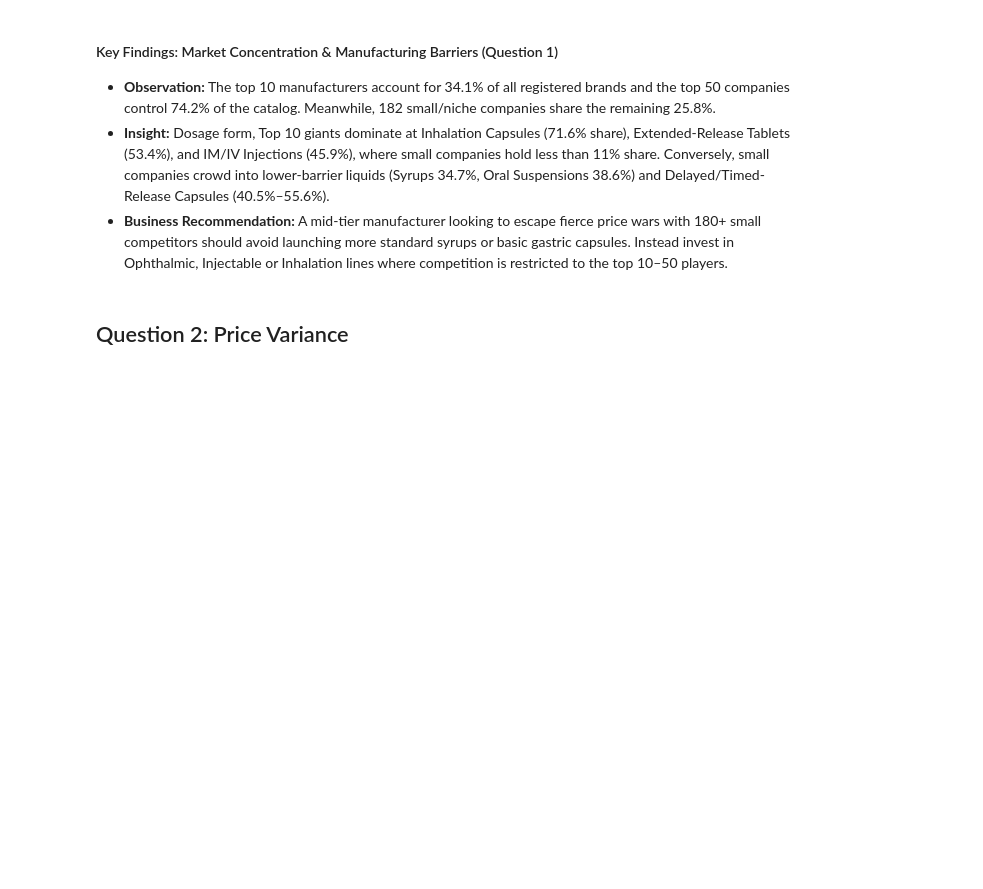
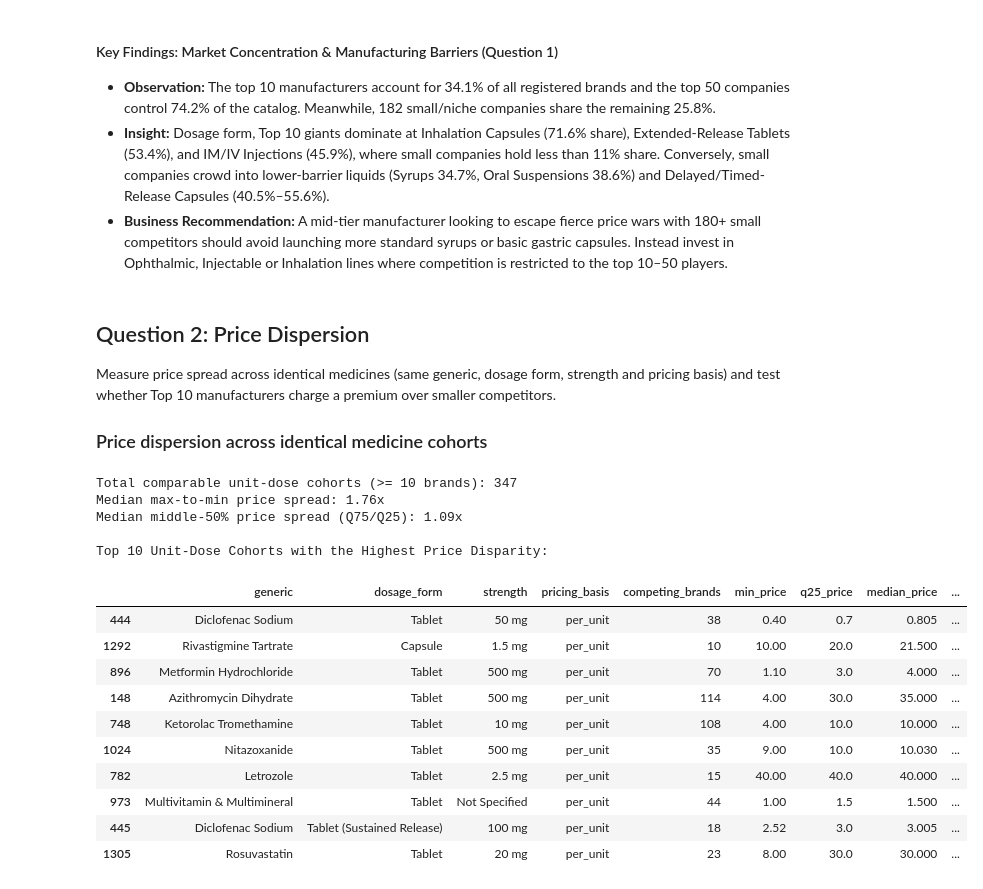
Before and after one commit to nbakh16/pharma-market-analysis-bd, a Jupyter notebook: notebooks/02_exploratory_market_analysis.ipynb, the cells around one changed output. Saved outputs shown, nothing was run; the diff lists cells and outputs as text; code cells hidden in the pictures; blank space fills up the shorter version.

Commit message:
price dispersion findings

```diff
--- a/notebooks/02_exploratory_market_analysis.ipynb
+++ b/notebooks/02_exploratory_market_analysis.ipynb
@@ -201,4 +201,60 @@ display(major_dosage_forms.tail(10))
 * **Insight:** Dosage form, Top 10 giants dominate at Inhalation Capsules (71.6% share), Extended-Release Tablets (53.4%), and IM/IV Injections (45.9%), where small companies hold less than 11% share. Conversely, small companies crowd into lower-barrier liquids (Syrups 34.7%, Oral Suspensions 38.6%) and Delayed/Timed-Release Capsules (40.5%–55.6%).
 * **Business Recommendation:** A mid-tier manufacturer looking to escape fierce price wars with 180+ small competitors should avoid launching more standard syrups or basic gastric capsules. Instead invest in Ophthalmic, Injectable or Inhalation lines where competition is restricted to the top 10–50 players.
 # %% [markdown]
-## Question 2: Price Variance
+## Question 2: Price Dispersion
+Measure price spread across identical medicines (same generic, dosage form, strength and pricing basis) and test whether Top 10 manufacturers charge a premium over smaller competitors.
+
+### Price dispersion across identical medicine cohorts
+# %%
+# print(df.isnull().sum())
+# filtered_allopathic = df[(df['type'] == 'allopathic') & (df['price_bdt'].notna())].copy()
+# Container size can differ. So only considering per_unit pricing.
+filtered_allopathic = df[
+    (df['type'] == 'allopathic') &
+    (df['pricing_basis'] == 'per_unit') &
+    (df['price_bdt'].notna())
+].copy()
+
+cohort_pricing = (
+    filtered_allopathic.groupby(['generic', 'dosage_form', 'strength', 'pricing_basis'])
+    .agg(
+        competing_brands=('brand_id', 'count'),
+        min_price=('price_bdt', 'min'),
+        q25_price=('price_bdt', lambda x: x.quantile(0.25)),
+        median_price=('price_bdt', 'median'),
+        q75_price=('price_bdt', lambda x: x.quantile(0.75)),
+        max_price=('price_bdt', 'max')
+    )
+    .reset_index()
+)
+
+# Filter to cohorts with at least 10 competing brands
+cohort_pricing = cohort_pricing[cohort_pricing['competing_brands'] >= 10].copy()
+
+# Calculate max-to-min ratio and interquartile ratio (Q75 / Q25)
+cohort_pricing['max_to_min_ratio'] = (cohort_pricing['max_price'] / cohort_pricing['min_price']).round(2)
+cohort_pricing['iqr_ratio'] = (cohort_pricing['q75_price'] / cohort_pricing['q25_price']).round(2)
+
+print(f"Total comparable unit-dose cohorts (>= 10 brands): {len(cohort_pricing)}")
+print(f"Median max-to-min price spread: {cohort_pricing['max_to_min_ratio'].median():.2f}x")
+print(f"Median middle-50% price spread (Q75/Q25): {cohort_pricing['iqr_ratio'].median():.2f}x\n")
+
+print("Top 10 Unit-Dose Cohorts with the Highest Price Disparity:")
+display(cohort_pricing.sort_values(by='max_to_min_ratio', ascending=False).head(10))
+# %% [output]
+Total comparable unit-dose cohorts (>= 10 brands): 347
+Median max-to-min price spread: 1.76x
+Median middle-50% price spread (Q75/Q25): 1.09x
+
+Top 10 Unit-Dose Cohorts with the Highest Price Disparity:
+|  | generic | dosage_form | strength | pricing_basis | competing_brands | min_price | q25_price | median_price | ... |
+| 444 | Diclofenac Sodium | Tablet | 50 mg | per_unit | 38 | 0.40 | 0.7 | 0.805 | ... |
+| 1292 | Rivastigmine Tartrate | Capsule | 1.5 mg | per_unit | 10 | 10.00 | 20.0 | 21.500 | ... |
+| 896 | Metformin Hydrochloride | Tablet | 500 mg | per_unit | 70 | 1.10 | 3.0 | 4.000 | ... |
+| 148 | Azithromycin Dihydrate | Tablet | 500 mg | per_unit | 114 | 4.00 | 30.0 | 35.000 | ... |
+| 748 | Ketorolac Tromethamine | Tablet | 10 mg | per_unit | 108 | 4.00 | 10.0 | 10.000 | ... |
+| 1024 | Nitazoxanide | Tablet | 500 mg | per_unit | 35 | 9.00 | 10.0 | 10.030 | ... |
+| 782 | Letrozole | Tablet | 2.5 mg | per_unit | 15 | 40.00 | 40.0 | 40.000 | ... |
+| 973 | Multivitamin & Multimineral | Tablet | Not Specified | per_unit | 44 | 1.00 | 1.5 | 1.500 | ... |
+| 445 | Diclofenac Sodium | Tablet (Sustained Release) | 100 mg | per_unit | 18 | 2.52 | 3.0 | 3.005 | ... |
+| 1305 | Rosuvastatin | Tablet | 20 mg | per_unit | 23 | 8.00 | 30.0 | 30.000 | ... |
```
Also changed, not shown: parts of 5 cells of this notebook.
